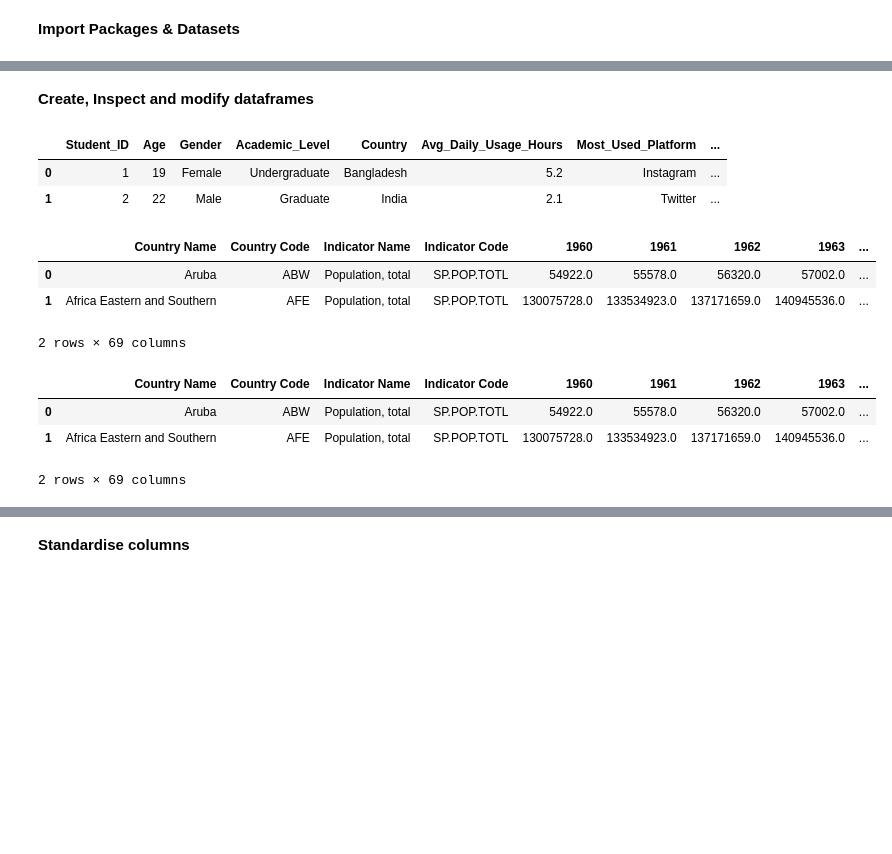
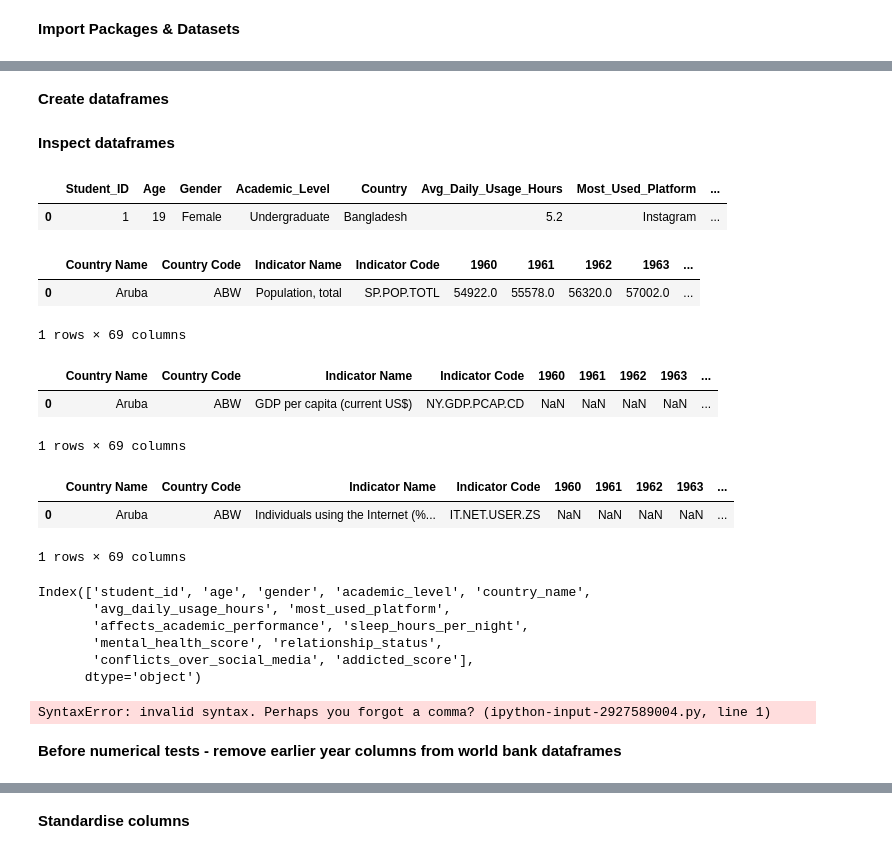
Before and after one commit to lschuler-dotcom/capstone_project, a Jupyter notebook: notebooks/capstone_project.ipynb, the cells around one changed output, grey strips where cells are left out. Drawn from its saved outputs; the diff is of its cells as text; code cells hidden in the pictures; blank space fills up the shorter version.

Commit message:
Update files and inspection in colab

```diff
--- a/notebooks/capstone_project.ipynb
+++ b/notebooks/capstone_project.ipynb
@@ -22,32 +23,54 @@ Saving world_bank_group_population.csv to world_bank_group_population.csv
 Saving students_social_media_addiction.csv to students_social_media_addiction.csv
 # %% [markdown]
-**Create, Inspect and modify dataframes**
+**Create dataframes**
 # %%
 #Create data frame (read dataset)
-df_add = pd.read_csv('students_social_media_addiction.csv')
-df_pop_wide = pd.read_csv('world_bank_group_population.csv')
-df_gdp_wide = pd.read_csv('world_bank_group_population.csv')
-
-#Quick view of addiction data
-df_add.head(2)
+df_ssma = pd.read_csv('students_social_media_addiction.csv')
+df_perc_iu_wide = pd.read_csv('wbg_perc_int_users.csv')
+df_gdp_wide = pd.read_csv('wbg_gdp.csv')
+df_pop_wide = pd.read_csv('wbg_population.csv')
-# %% [output]
-|  | Student_ID | Age | Gender | Academic_Level | Country | Avg_Daily_Usage_Hours | Most_Used_Platform | ... |
-| 0 | 1 | 19 | Female | Undergraduate | Bangladesh | 5.2 | Instagram | ... |
-| 1 | 2 | 22 | Male | Graduate | India | 2.1 | Twitter | ... |
+# %% [markdown]
+**Inspect dataframes**
+# %%
+# Quick view of addiction data
+df_ssma.head(1)
+# %% [output]
+|  | Student_ID | Age | Gender | Academic_Level | Country | Avg_Daily_Usage_Hours | Most_Used_Platform | ... |
+| 0 | 1 | 19 | Female | Undergraduate | Bangladesh | 5.2 | Instagram | ... |
 # %%
-#Quick view of population data
-df_pop_wide.head(2)
+# Quick view of population data
+df_pop_wide.head(1)
 # %% [output]
 |  | Country Name | Country Code | Indicator Name | Indicator Code | 1960 | 1961 | 1962 | 1963 | ... |
 | 0 | Aruba | ABW | Population, total | SP.POP.TOTL | 54922.0 | 55578.0 | 56320.0 | 57002.0 | ... |
-| 1 | Africa Eastern and Southern | AFE | Population, total | SP.POP.TOTL | 130075728.0 | 133534923.0 | 137171659.0 | 140945536.0 | ... |
-2 rows × 69 columns
+1 rows × 69 columns
 # %%
-#Quick view of GDP data
-df_gdp_wide.head(2)
+# Quick view of GDP data
+df_gdp_wide.head(1)
 # %% [output]
 |  | Country Name | Country Code | Indicator Name | Indicator Code | 1960 | 1961 | 1962 | 1963 | ... |
-| 0 | Aruba | ABW | Population, total | SP.POP.TOTL | 54922.0 | 55578.0 | 56320.0 | 57002.0 | ... |
-| 1 | Africa Eastern and Southern | AFE | Population, total | SP.POP.TOTL | 130075728.0 | 133534923.0 | 137171659.0 | 140945536.0 | ... |
+| 0 | Aruba | ABW | GDP per capita (current US$) | NY.GDP.PCAP.CD | NaN | NaN | NaN | NaN | ... |
-2 rows × 69 columns
+1 rows × 69 columns
+# %%
+# Quick view of % internet usage data
+df_perc_iu_wide.head(1)
+# %% [output]
+|  | Country Name | Country Code | Indicator Name | Indicator Code | 1960 | 1961 | 1962 | 1963 | ... |
+| 0 | Aruba | ABW | Individuals using the Internet (%... | IT.NET.USER.ZS | NaN | NaN | NaN | NaN | ... |
+1 rows × 69 columns
+# %%
+df_ssma.columns
+# %% [output]
+Index(['student_id', 'age', 'gender', 'academic_level', 'country_name',
+       'avg_daily_usage_hours', 'most_used_platform',
+       'affects_academic_performance', 'sleep_hours_per_night',
+       'mental_health_score', 'relationship_status',
+       'conflicts_over_social_media', 'addicted_score'],
+      dtype='object')
+# %%
+print(df_ssma['country_name'].unique()value_counts)
+# %% [output]
+SyntaxError: invalid syntax. Perhaps you forgot a comma? (ipython-input-2927589004.py, line 1)
+# %% [markdown]
+**Before numerical tests - remove earlier year columns from world bank dataframes**
 # %%
```
Also changed, not shown: parts of 14 cells of this notebook.
